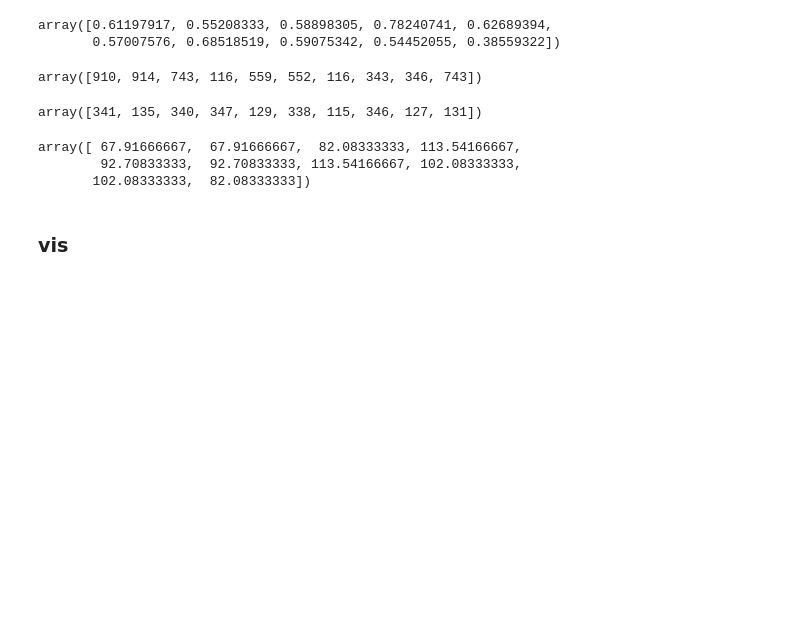
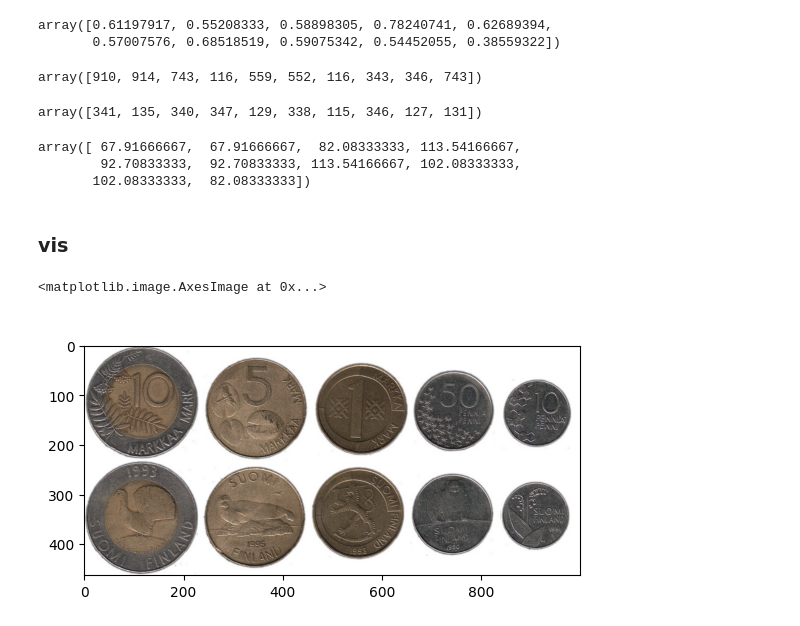
Before and after one commit to marekd6/CV1_labs, a Jupyter notebook: Assignment 03-20251203/cv1_3_1.ipynb, the cells around one changed output. Drawn from its saved outputs; the diff is of its cells as text; code cells hidden in the pictures; blank space fills up the shorter version.

```diff
--- a/Assignment 03-20251203/cv1_3_1.ipynb
+++ b/Assignment 03-20251203/cv1_3_1.ipynb
@@ -126,6 +126,12 @@ array([ 67.91666667,  67.91666667,  82.08333333, 113.54166667,
        102.08333333,  82.08333333])
 # %% [markdown]
 ### vis
+# %%
+img = ski.io.imread(pth)
+show_img(img)
+# %% [output]
+<matplotlib.image.AxesImage at 0x...>
+[figure, added]
 # %%
 fig, ax = plt.subplots()
 im = ax.imshow(img)
```
Also changed, not shown: parts of 1 cell of this notebook.
